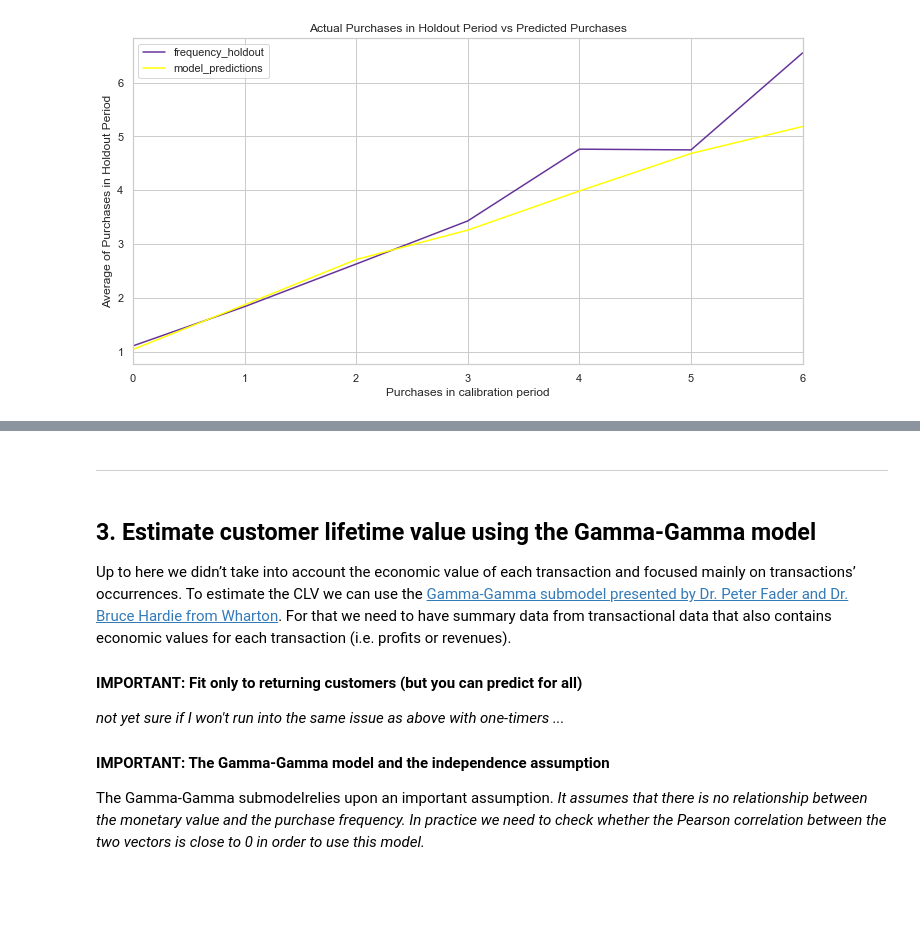
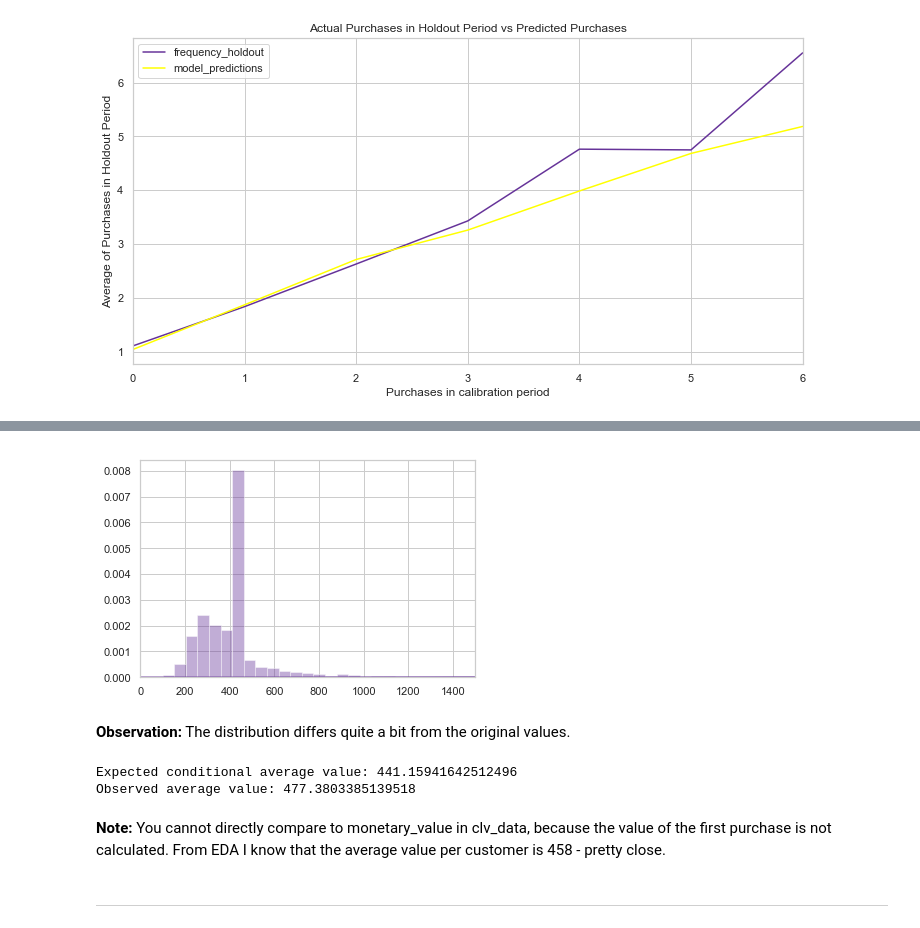
Before and after one commit to rbuerki/projects-ml, a Jupyter notebook: customer_lifetime_value_modelling/2-CLV_calculation.ipynb, the cells around one changed output, grey strips where cells are left out. Saved outputs shown, nothing was run; the diff lists cells and outputs as text; code cells hidden in the pictures; blank space fills up the shorter version.

```diff
--- a/customer_lifetime_value_modelling/2-CLV_calculation.ipynb
+++ b/customer_lifetime_value_modelling/2-CLV_calculation.ipynb
@@ -196,7 +170,0 @@ Let’s rank our customers them from “highest expected purchases in the next p
-# %%
-t = 1  # setting number of periods for prediction
-clv['predicted_purchases'] = bgf.conditional_expected_number_of_purchases_up_to_time(t,
-    clv['frequency'], clv['recency'], clv['T'])
-
-#check results
-clv.sort_values(by='predicted_purchases').tail(5)
@@ -251,10 +170,0 @@ class BetaGeoFitter(). This model has the following assumptions:
-# %%
-"""calculate the probabilities P(alive) for the customers"""
-
-clv["probability_alive"] = bgf.conditional_probability_alive(clv["frequency"],
-                                                             clv ["recency"], clv ["T"])
-
-# check results
-print("min: {}, max {}".format(round(np.min(clv["probability_alive"]),2), \
-np.max(clv["probability_alive"])))
-sns.distplot(clv['probability_alive'], color='rebeccapurple');
@@ -318,12 +336,18 @@ summary_cal_holdout = calibration_and_holdout_data(clv_data, 'CustomerID', 'Invo
+# %%
+sns.distplot(avg_value, bins=1500, color='rebeccapurple')
+plt.xlim(0,1500);
+# %% [output]
+[figure, added]
+# %% [markdown]
+**Observation:** The distribution differs quite a bit from the original values.
+# %%
+# Compare mean of all avg_predictions vs effectively observed values
+print("Expected conditional average value:", avg_value.mean()) # all customers
+print("Observed average value:", returning_customers['monetary_value'].mean()) # returning only!
+# %% [output]
+Expected conditional average value: 441.15941642512496
+Observed average value: 477.3803385139518
+# %% [markdown]
+**Note:** You cannot directly compare to monetary_value in clv_data, because the value of the first purchase is not calculated. From EDA I know that the average value per customer is 458 - pretty close.
 # %% [markdown]
 ---
-# %% [markdown]
-## 3. Estimate customer lifetime value using the Gamma-Gamma model
-Up to here we didn’t take into account the economic value of each transaction and focused mainly on transactions’ occurrences.
-To estimate the CLV we can use the [Gamma-Gamma submodel presented by Dr. Peter Fader and Dr. Bruce Hardie from Wharton](http://www.brucehardie.com/notes/025/gamma_gamma.pdf). For that we need to have summary data from transactional data that also contains economic values for each transaction (i.e. profits or revenues).
-
-#### IMPORTANT: Fit only to returning customers (but you can predict for all)
-_not yet sure if I won't run into the same issue as above with one-timers ..._
-
-#### IMPORTANT: The Gamma-Gamma model and the independence assumption
-The Gamma-Gamma submodelrelies upon an important assumption. _It assumes that there is no relationship between the monetary value and the purchase frequency. In practice we need to check whether the Pearson correlation between the two vectors is close to 0 in order to use this model._
```
Also changed, not shown: parts of 63 cells of this notebook.
